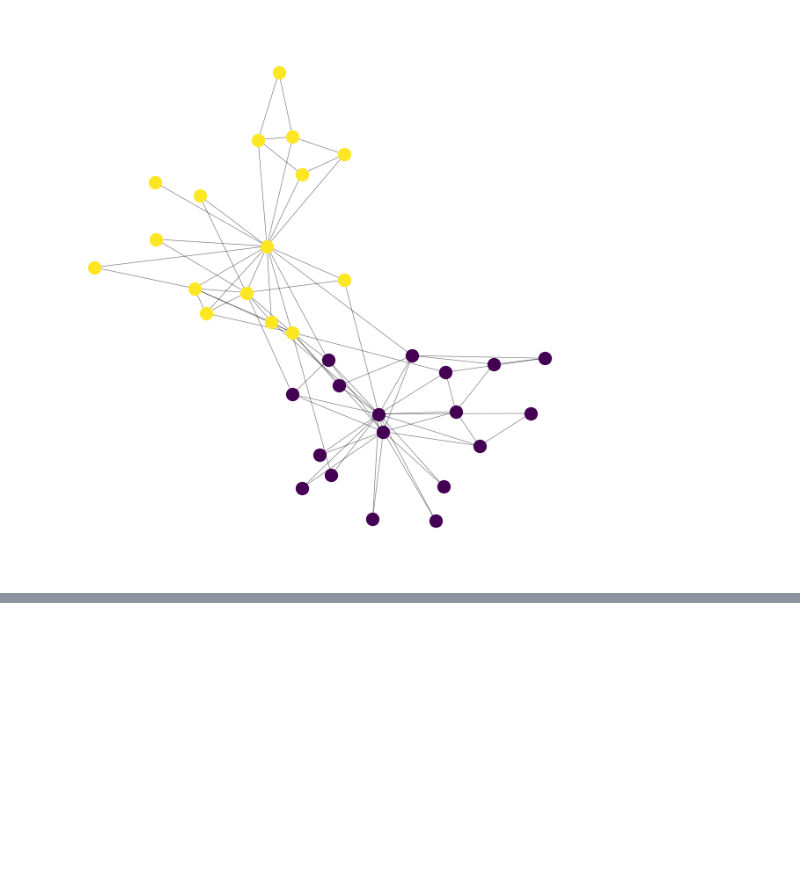
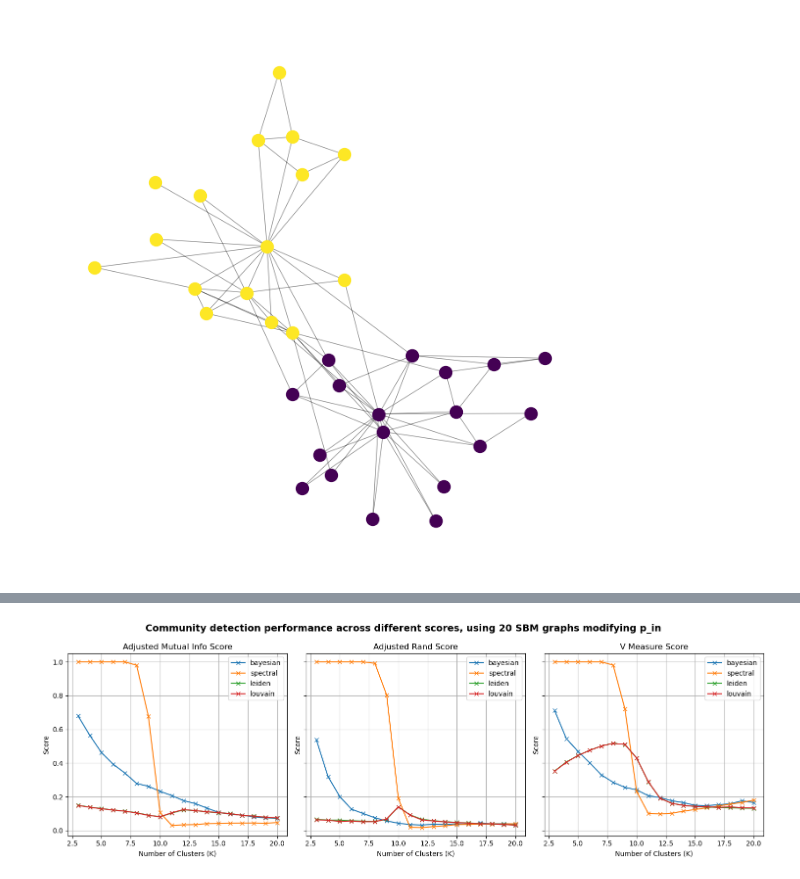
Before and after one commit to salyaa/semester_project, a Jupyter notebook: tests.ipynb, the cells around one changed output, grey strips where cells are left out. Saved outputs shown, nothing was run; the diff lists cells and outputs as text; code cells hidden in the pictures; blank space fills up the shorter version.

```diff
--- a/tests.ipynb
+++ b/tests.ipynb
@@ -124,0 +102,2 @@ plot_results_range_K(results)
+# %%
+results_in = validation_range_K(range_K, nb_probas, modify="in")
@@ -124,0 +145,5 @@ plot_results_range_K(results)
+# %%
+title = f"Community detection performance across different scores, using {20} SBM graphs modifying p_in"
+plot_results_range_K(results_in, title)
+# %% [output]
+[figure, added]
```
Also changed, not shown: parts of 21 cells of this notebook, 6 other files.
